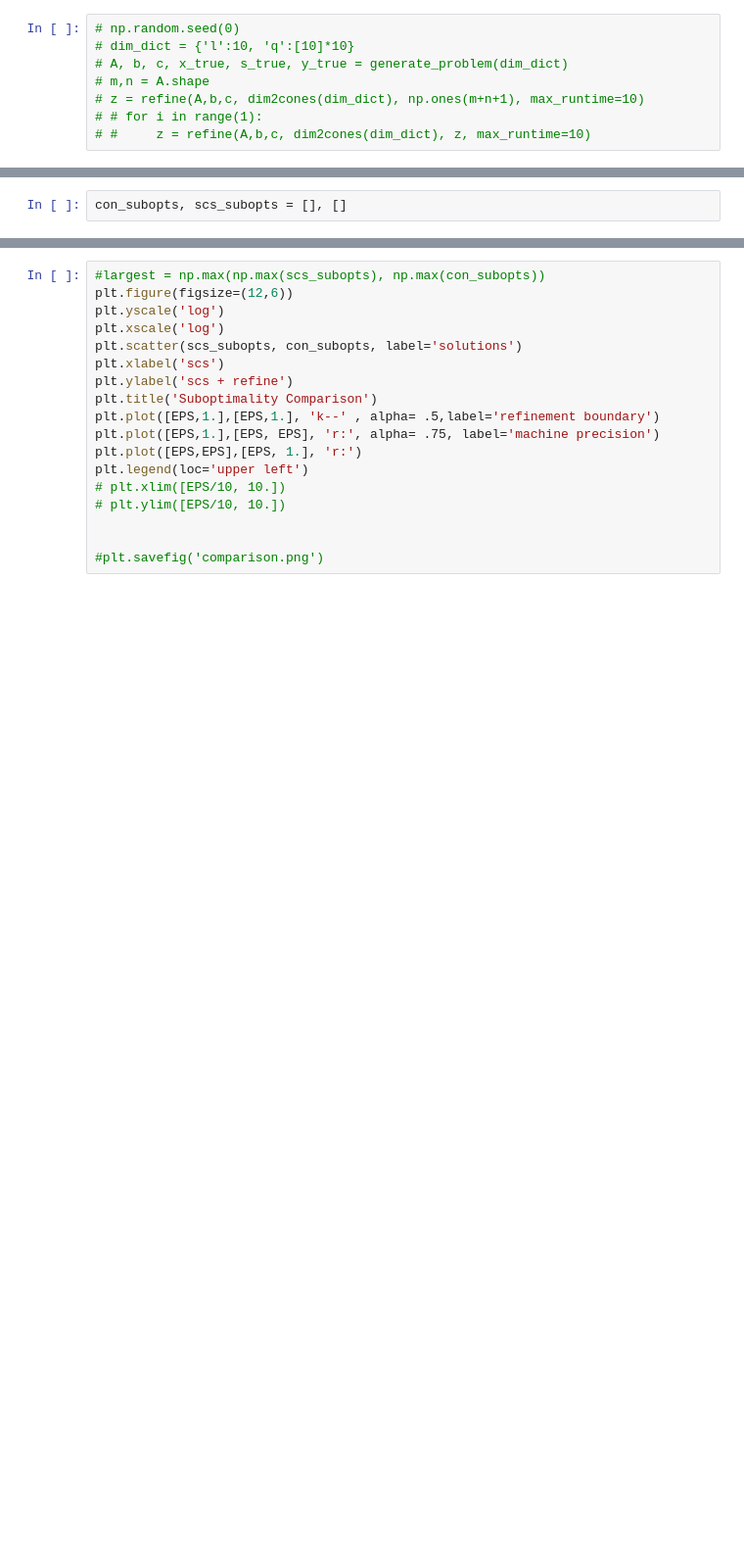
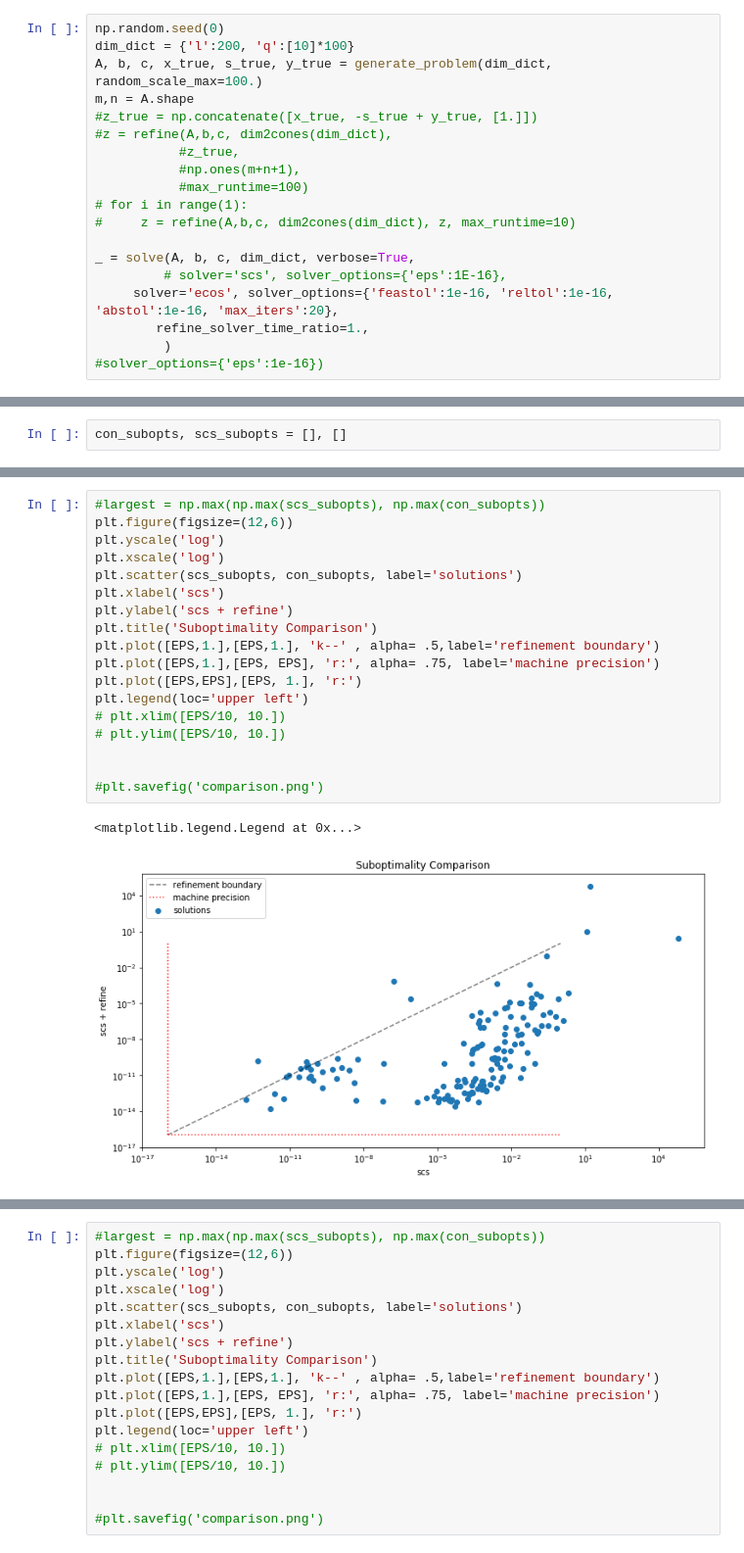
Before and after one commit to cvxgrp/cone_prog_refine, a Jupyter notebook: examples/Comparison.ipynb, the cells around one changed output, grey strips where cells are left out. Shown at 98% size. Cells and saved outputs as stored; diff of their text form; blank space fills up the shorter version.

Commit message:
exp cone proj works!

```diff
--- a/examples/Comparison.ipynb
+++ b/examples/Comparison.ipynb
@@ -36,10 +35,21 @@ print('52 bits mantissa, 2^-53 =', 2**(-53))
 numerical precision of float sum ~ 1.1102230246251565e-16
 52 bits mantissa, 2^-53 = 1.1102230246251565e-16
 # %%
-# np.random.seed(0)
-# dim_dict = {'l':10, 'q':[10]*10}
-# A, b, c, x_true, s_true, y_true = generate_problem(dim_dict)
-# m,n = A.shape
-# z = refine(A,b,c, dim2cones(dim_dict), np.ones(m+n+1), max_runtime=10)
-# # for i in range(1):
-# #     z = refine(A,b,c, dim2cones(dim_dict), z, max_runtime=10)
+np.random.seed(0)
+dim_dict = {'l':200, 'q':[10]*100}
+A, b, c, x_true, s_true, y_true = generate_problem(dim_dict, random_scale_max=100.)
+m,n = A.shape
+#z_true = np.concatenate([x_true, -s_true + y_true, [1.]])
+#z = refine(A,b,c, dim2cones(dim_dict),
+           #z_true,
+           #np.ones(m+n+1),
+           #max_runtime=100)
+# for i in range(1):
+#     z = refine(A,b,c, dim2cones(dim_dict), z, max_runtime=10)
+
+_ = solve(A, b, c, dim_dict, verbose=True,
+         # solver='scs', solver_options={'eps':1E-16},
+     solver='ecos', solver_options={'feastol':1e-16, 'reltol':1e-16, 'abstol':1e-16, 'max_iters':20},
+        refine_solver_time_ratio=1.,
+         )
+#solver_options={'eps':1e-16})
@@ -207,0 +237,21 @@ nan, nan, 2.47, 2.17
+# %%
+#largest = np.max(np.max(scs_subopts), np.max(con_subopts))
+plt.figure(figsize=(12,6))
+plt.yscale('log')
+plt.xscale('log')
+plt.scatter(scs_subopts, con_subopts, label='solutions')
+plt.xlabel('scs')
+plt.ylabel('scs + refine')
+plt.title('Suboptimality Comparison')
+plt.plot([EPS,1.],[EPS,1.], 'k--' , alpha= .5,label='refinement boundary')
+plt.plot([EPS,1.],[EPS, EPS], 'r:', alpha= .75, label='machine precision')
+plt.plot([EPS,EPS],[EPS, 1.], 'r:')
+plt.legend(loc='upper left')
+# plt.xlim([EPS/10, 10.])
+# plt.ylim([EPS/10, 10.])
+
+
+#plt.savefig('comparison.png')
+# %% [output]
+<matplotlib.legend.Legend at 0x...>
+[figure, added]
```
Also changed, not shown: parts of 6 cells of this notebook, 5 other files.
